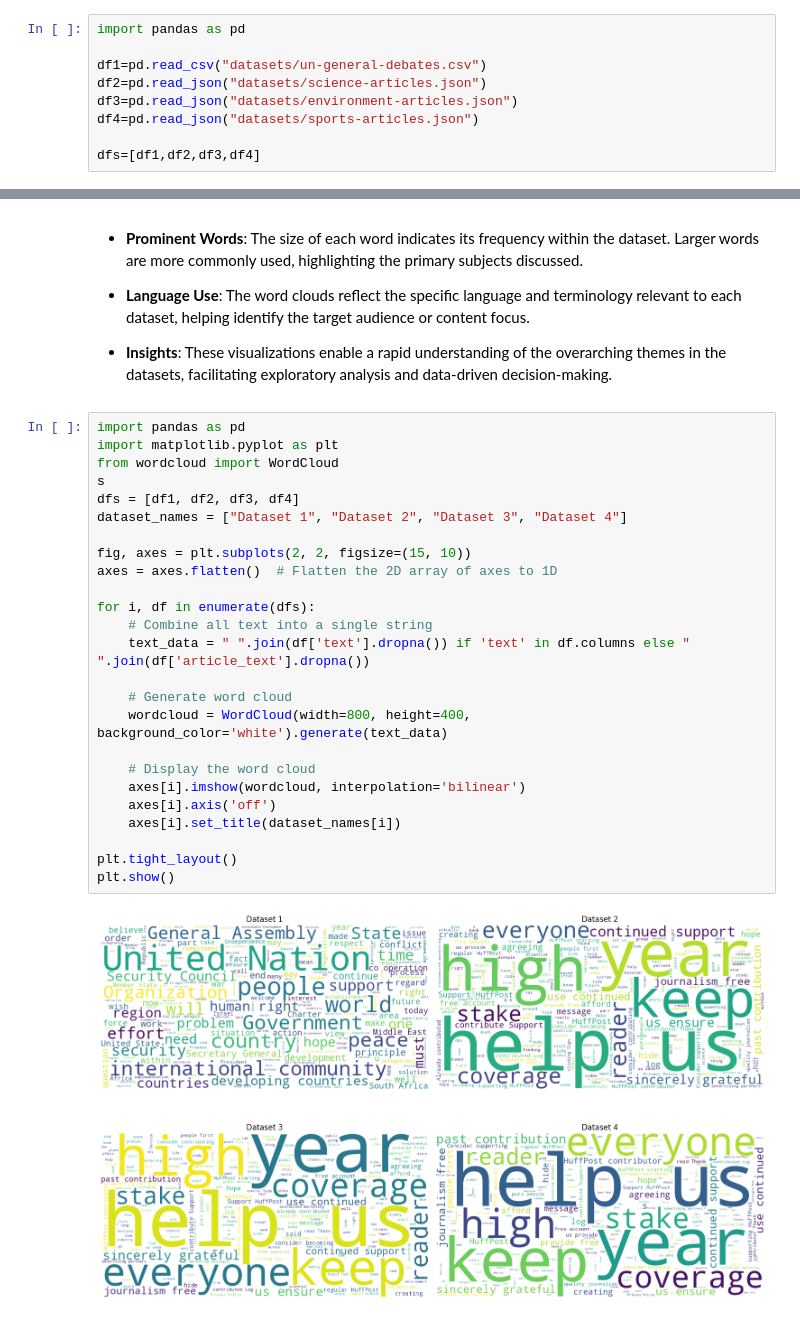
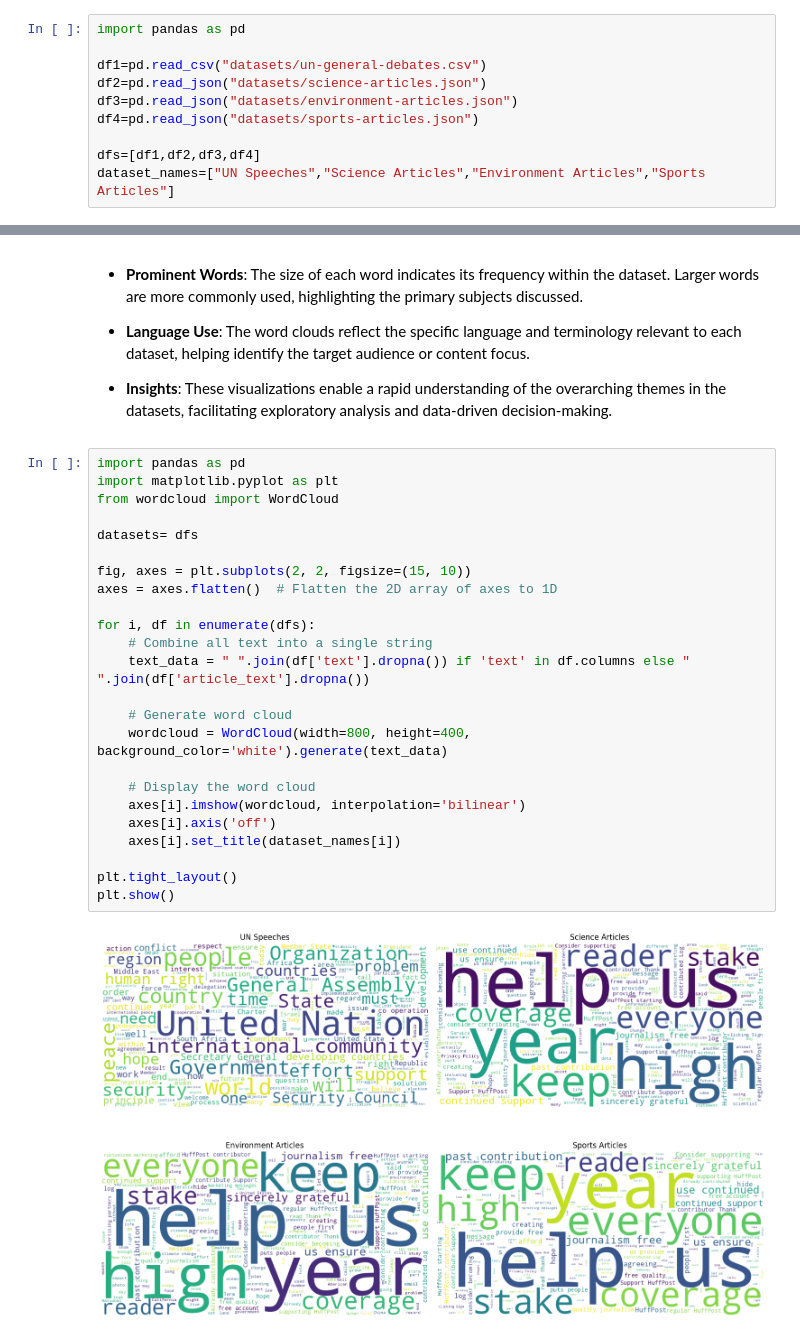
Before and after one commit to bhar-gav/topic-specific-analysis-of-sentences, a Jupyter notebook: data_analysis.ipynb, the cells around one changed output, grey strips where cells are left out. Drawn from its saved outputs; the diff is of its cells as text.

```diff
--- a/data_analysis.ipynb
+++ b/data_analysis.ipynb
@@ -56,6 +57,7 @@ df3=pd.read_json("datasets/environment-articles.json")
 df4=pd.read_json("datasets/sports-articles.json")
 
 dfs=[df1,df2,df3,df4]
+dataset_names=["UN Speeches","Science Articles","Environment Articles","Sports Articles"]
 # %% [markdown]
 
 
@@ -235,27 +237,26 @@ The word clouds generated from each dataset provide a compelling visual summary
 # %%
 import pandas as pd
 import matplotlib.pyplot as plt
 from wordcloud import WordCloud
-s
-dfs = [df1, df2, df3, df4]
-dataset_names = ["Dataset 1", "Dataset 2", "Dataset 3", "Dataset 4"]
+
+datasets= dfs
 
 fig, axes = plt.subplots(2, 2, figsize=(15, 10))
 axes = axes.flatten()  # Flatten the 2D array of axes to 1D
 
 for i, df in enumerate(dfs):
     # Combine all text into a single string
     text_data = " ".join(df['text'].dropna()) if 'text' in df.columns else " ".join(df['article_text'].dropna())
 
     # Generate word cloud
     wordcloud = WordCloud(width=800, height=400, background_color='white').generate(text_data)
 
     # Display the word cloud
     axes[i].imshow(wordcloud, interpolation='bilinear')
     axes[i].axis('off')
     axes[i].set_title(dataset_names[i])
 
 plt.tight_layout()
 plt.show()
 # %% [output]
-[figure, old version]
+[figure, new version]
```
Also changed, not shown: parts of 4 cells of this notebook.
